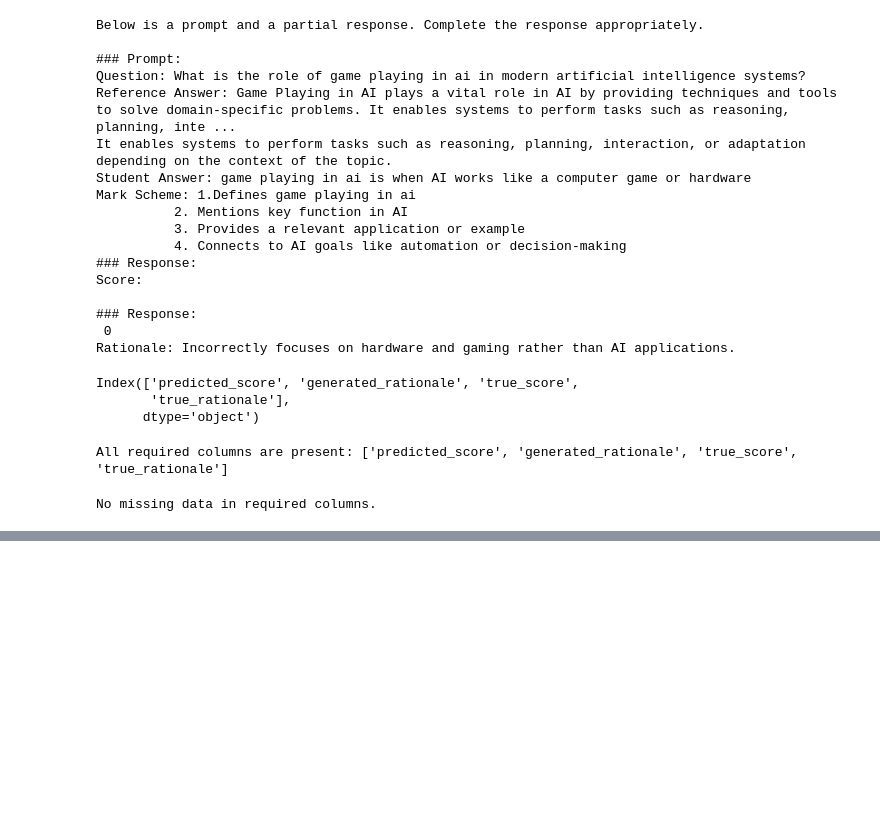
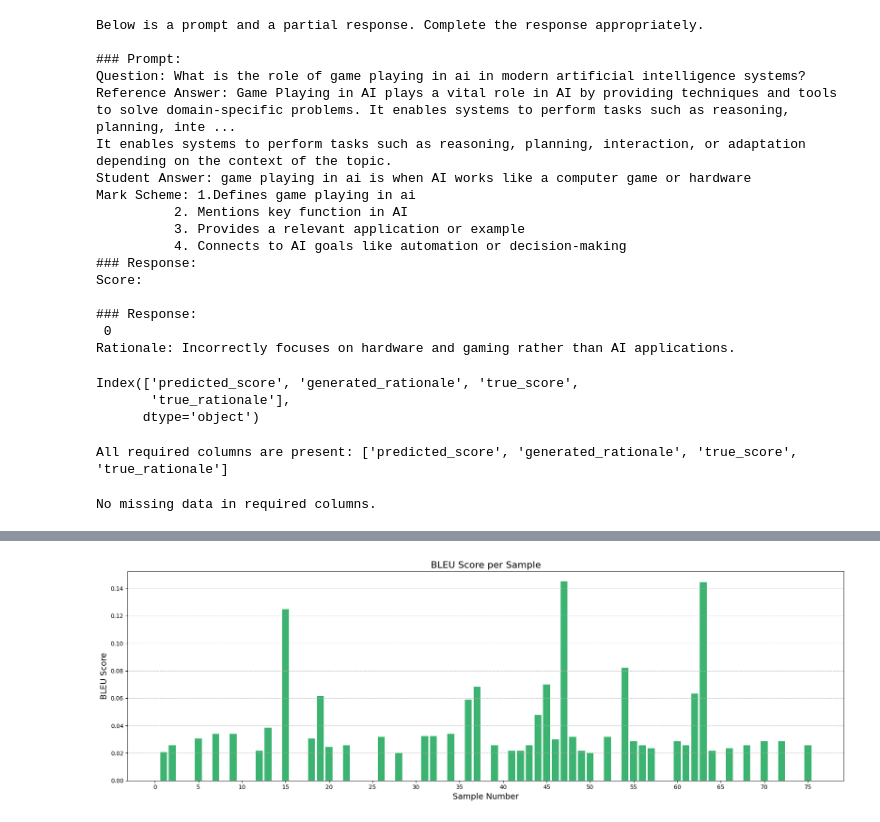
Before and after one commit to ehabsuliman/Essay-Grading-Transformer, a Jupyter notebook: Grading_clean.ipynb, the cells around one changed output, grey strips where cells are left out. Saved outputs shown, nothing was run; the diff lists cells and outputs as text; code cells hidden in the pictures; blank space fills up the shorter version.

```diff
--- a/Grading_clean.ipynb
+++ b/Grading_clean.ipynb
@@ -508,0 +809,28 @@ Number of valid rows after dropping missing data: 75
+# %%
+import matplotlib.pyplot as plt
+import numpy as np
+
+# BLEU scores for 75 samples
+bleu_scores = [
+    0.0207, 0.0257, 0.0, 0.0, 0.0306, 0.0, 0.0340, 0.0, 0.0340, 0.0,
+    0.0, 0.0216, 0.0385, 0.0, 0.1248, 0.0, 0.0, 0.0306, 0.0616, 0.0243,
+    0.0, 0.0257, 0.0, 0.0, 0.0, 0.0318, 0.0, 0.0200, 0.0, 0.0,
+    0.0324, 0.0324, 0.0, 0.0340, 0.0, 0.0589, 0.0681, 0.0, 0.0257, 0.0,
+    0.0216, 0.0216, 0.0257, 0.0477, 0.0701, 0.0300, 0.1451, 0.0318, 0.0216, 0.0200,
+    0.0, 0.0318, 0.0, 0.0823, 0.0286, 0.0257, 0.0235, 0.0, 0.0, 0.0286,
+    0.0257, 0.0632, 0.1445, 0.0216, 0.0, 0.0235, 0.0, 0.0257, 0.0, 0.0286,
+    0.0, 0.0286, 0.0, 0.0, 0.0257
+]
+
+# Plotting
+plt.figure(figsize=(18, 6))
+plt.bar(range(1, 76), bleu_scores, color='mediumseagreen')
+plt.title('BLEU Score per Sample', fontsize=16)
+plt.xlabel('Sample Number', fontsize=14)
+plt.ylabel('BLEU Score', fontsize=14)
+plt.grid(axis='y', linestyle='--', alpha=0.7)
+plt.tight_layout()
+plt.xticks(np.arange(0, 76, 5))
+plt.show()
+# %% [output]
+[figure, added]
```
Also changed, not shown: parts of 23 cells of this notebook.
